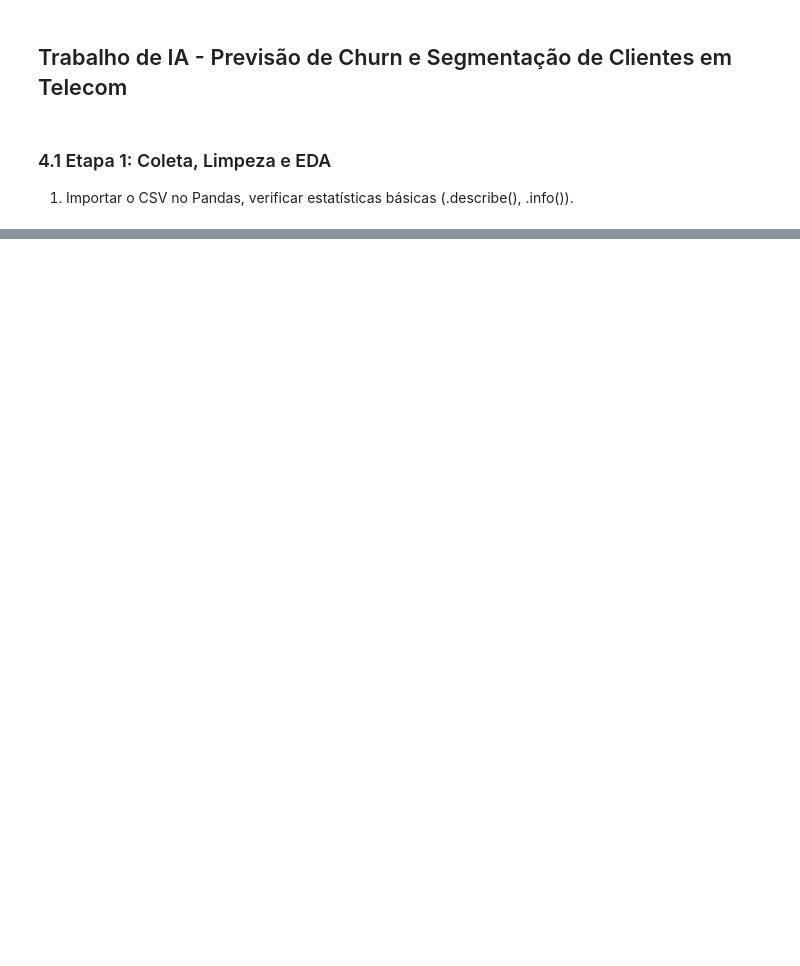
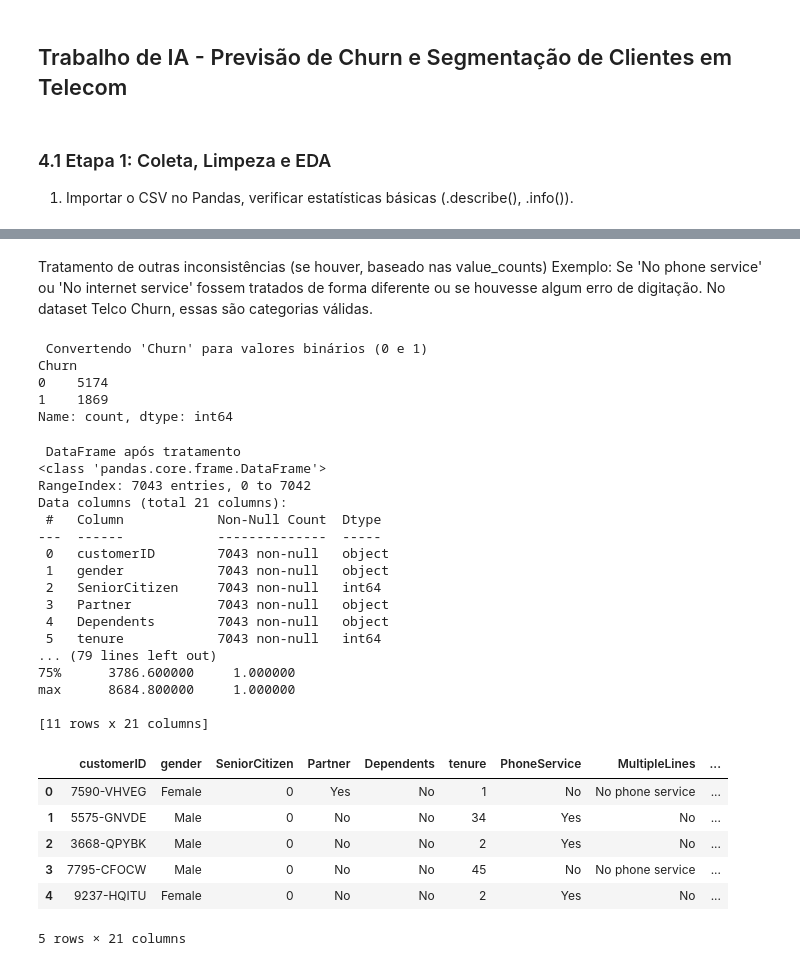
Before and after one commit to Reynaldo-Barauna/TrabalhoIA-Previsao-de-Churn, a Jupyter notebook: src/notebooks/TrabalhoIA.ipynb, the cells around one changed output, grey strips where cells are left out. Saved outputs shown, nothing was run; the diff lists cells and outputs as text; code cells hidden in the pictures; blank space fills up the shorter version.

```diff
--- a/src/notebooks/TrabalhoIA.ipynb
+++ b/src/notebooks/TrabalhoIA.ipynb
@@ -19,0 +96,7 @@ Error:
+# %%
+# Tratamento da coluna 'TotalCharges'
+# Convertendo 'TotalCharges' para numérico, tratando erros com 'coerce' (transforma em NaN)
+print("\n Tratando a coluna 'TotalCharges' ")
+df['TotalCharges'] = pd.to_numeric(df['TotalCharges'], errors='coerce')
+
+print(df['TotalCharges'])
@@ -19,0 +117,4 @@ Error:
+# %%
+# Preencher valores faltantes na coluna 'TotalCharges'
+# Para esses caso, vamos preencher com 0, pois representa novos clientes.
+df['TotalCharges'].fillna(0, inplace=True)
@@ -19,0 +150,44 @@ Error:
+# %% [markdown]
+Tratamento de outras inconsistências (se houver, baseado nas value_counts)
+Exemplo: Se 'No phone service' ou 'No internet service' fossem tratados de forma diferente ou se houvesse algum erro de digitação. No dataset Telco Churn, essas são categorias válidas.
+# %%
+# Convertendo a coluna 'Churn' para valores binários (0 e 1)
+print("\n Convertendo 'Churn' para valores binários (0 e 1) ")
+df['Churn'] = df['Churn'].map({'Yes': 1, 'No': 0})
+print(df['Churn'].value_counts())
+# %% [output]
+ Convertendo 'Churn' para valores binários (0 e 1)
+Churn
+0    5174
+1    1869
+Name: count, dtype: int64
+# %%
+print("\n DataFrame após tratamento ")
+df.info()
+print(df.describe(include='all'))
+df.head()
+# %% [output]
+ DataFrame após tratamento
+<class 'pandas.core.frame.DataFrame'>
+RangeIndex: 7043 entries, 0 to 7042
+Data columns (total 21 columns):
+ #   Column            Non-Null Count  Dtype
+---  ------            --------------  -----
+ 0   customerID        7043 non-null   object
+ 1   gender            7043 non-null   object
+ 2   SeniorCitizen     7043 non-null   int64
+ 3   Partner           7043 non-null   object
+ 4   Dependents        7043 non-null   object
+ 5   tenure            7043 non-null   int64
+... (79 lines left out)
+75%      3786.600000     1.000000
+max      8684.800000     1.000000
+
+[11 rows x 21 columns]
+|  | customerID | gender | SeniorCitizen | Partner | Dependents | tenure | PhoneService | MultipleLines | ... |
+| 0 | 7590-VHVEG | Female | 0 | Yes | No | 1 | No | No phone service | ... |
+| 1 | 5575-GNVDE | Male | 0 | No | No | 34 | Yes | No | ... |
+| 2 | 3668-QPYBK | Male | 0 | No | No | 2 | Yes | No | ... |
+| 3 | 7795-CFOCW | Male | 0 | No | No | 45 | No | No phone service | ... |
+| 4 | 9237-HQITU | Female | 0 | No | No | 2 | Yes | No | ... |
+5 rows × 21 columns
```
Also changed, not shown: parts of 8 cells of this notebook.
